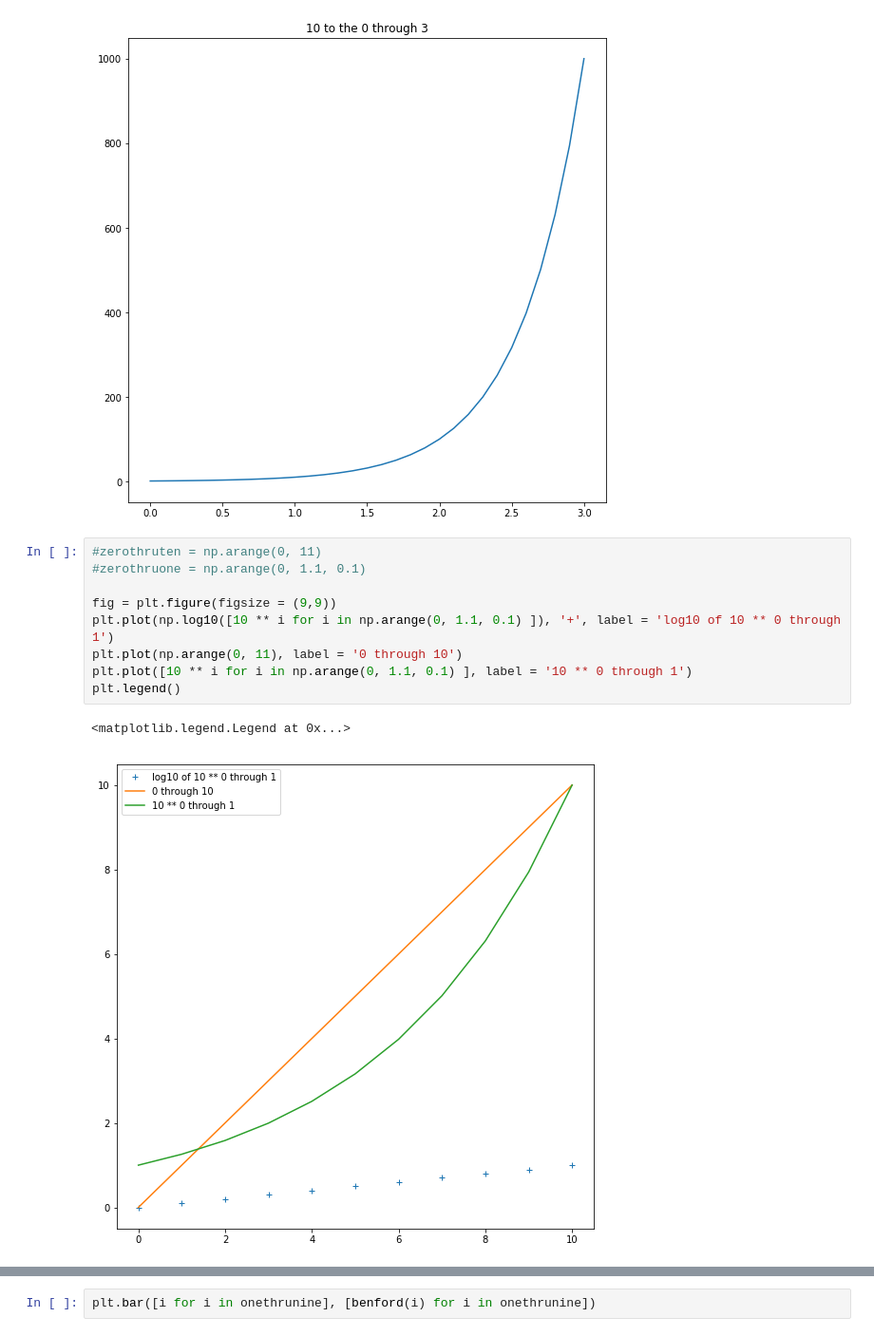
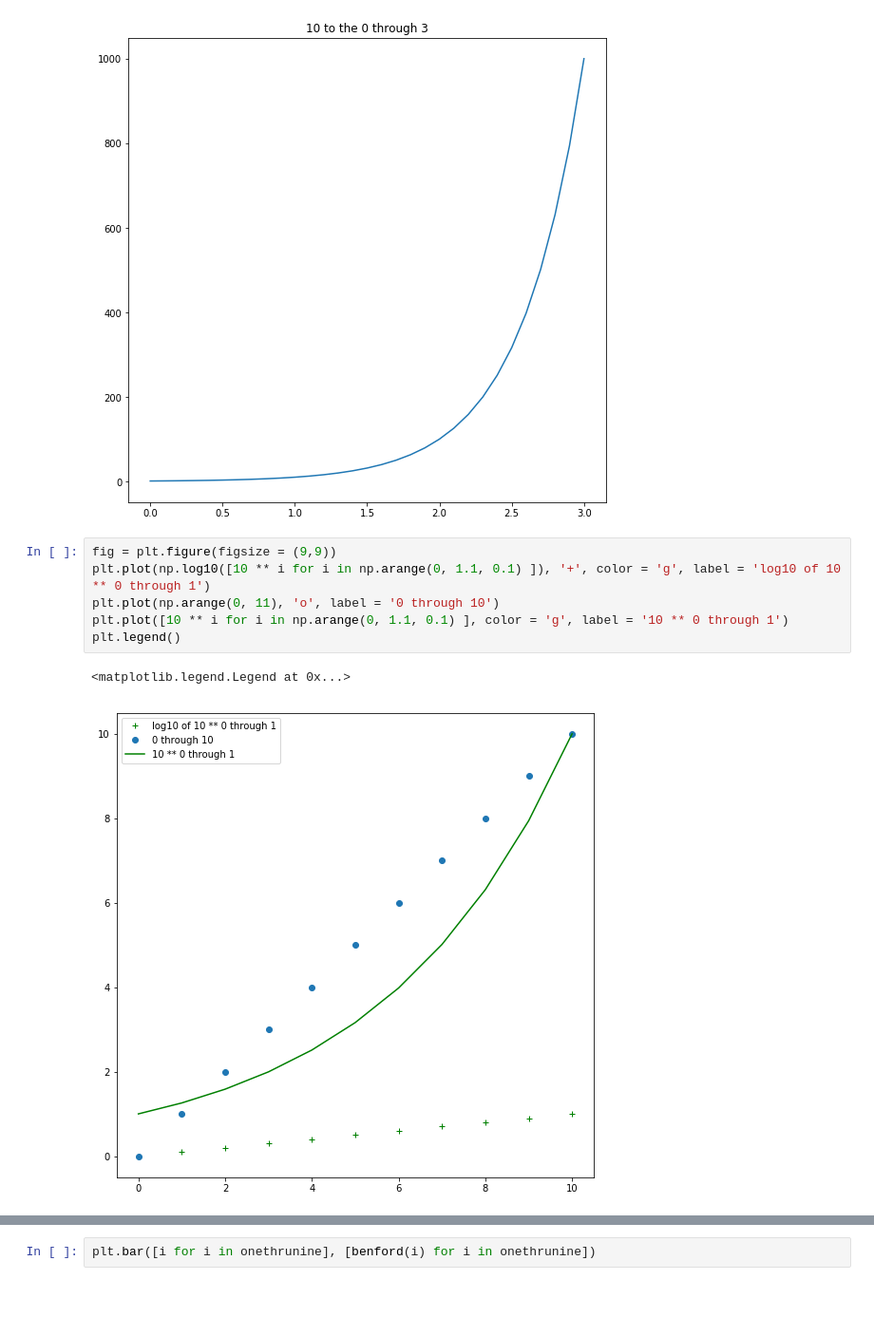
Before and after one commit to ssrosa/just_take_the_log, a Jupyter notebook: index.ipynb, the cells around one changed output, grey strips where cells are left out. Shown at 95% size. Drawn from its saved outputs; the diff is of its cells as text; blank space fills up the shorter version.

```diff
--- a/index.ipynb
+++ b/index.ipynb
@@ -166,15 +169,12 @@ plt.title('10 to the 0 through 3')
 Text(0.5,1,'10 to the 0 through 3')
 [figure]
 # %%
-#zerothruten = np.arange(0, 11)
-#zerothruone = np.arange(0, 1.1, 0.1)
-
 fig = plt.figure(figsize = (9,9))
-plt.plot(np.log10([10 ** i for i in np.arange(0, 1.1, 0.1) ]), '+', label = 'log10 of 10 ** 0 through 1')
-plt.plot(np.arange(0, 11), label = '0 through 10')
-plt.plot([10 ** i for i in np.arange(0, 1.1, 0.1) ], label = '10 ** 0 through 1')
+plt.plot(np.log10([10 ** i for i in np.arange(0, 1.1, 0.1) ]), '+', color = 'g', label = 'log10 of 10 ** 0 through 1')
+plt.plot(np.arange(0, 11), 'o', label = '0 through 10')
+plt.plot([10 ** i for i in np.arange(0, 1.1, 0.1) ], color = 'g', label = '10 ** 0 through 1')
 plt.legend()
 # %% [output]
 <matplotlib.legend.Legend at 0x...>
-[figure, old version]
+[figure, new version]
 # %%
```
Also changed, not shown: parts of 88 cells of this notebook, 1 other file.
